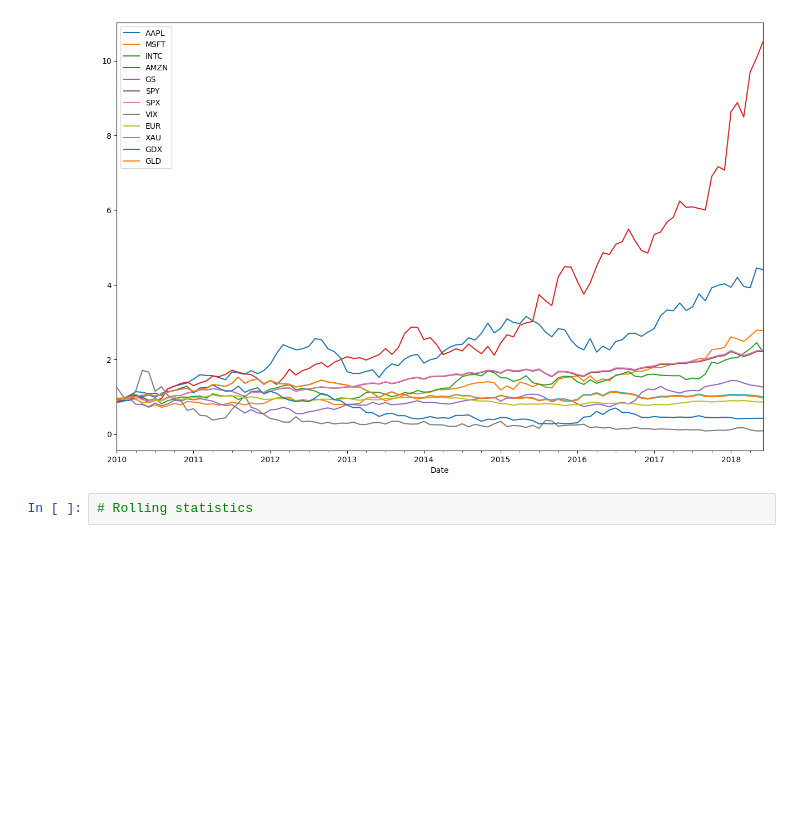
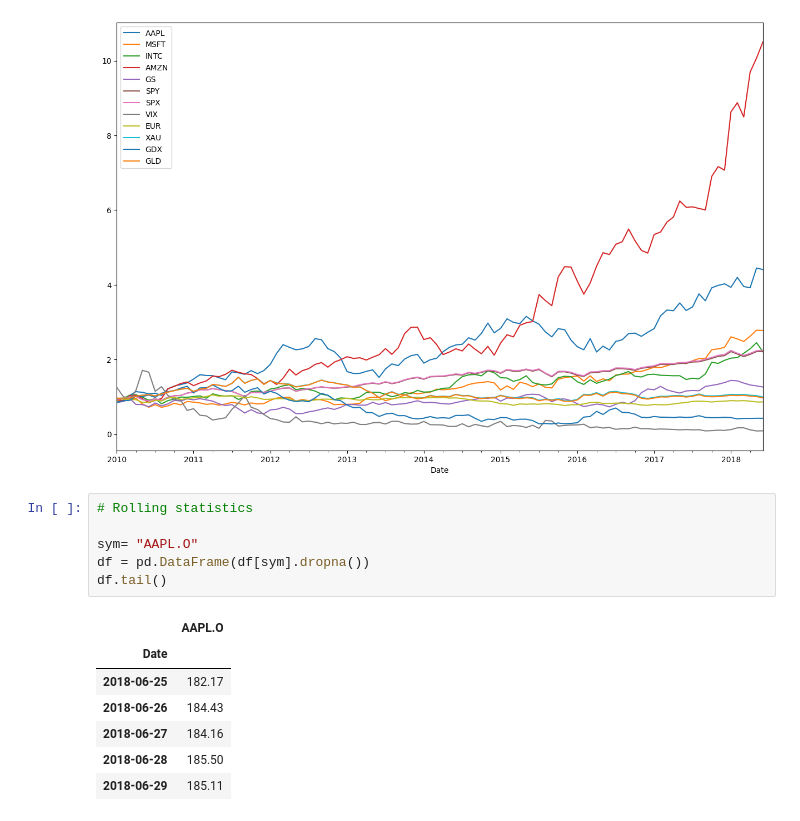
Before and after one commit to HyunsungRyu/AI_TimeSeries, a Jupyter notebook: return_TS.ipynb, the cells around one changed output. Drawn from its saved outputs; the diff is of its cells as text; blank space fills up the shorter version.

```diff
--- a/return_TS.ipynb
+++ b/return_TS.ipynb
@@ -340,3 +340,15 @@ rets.cumsum().apply(np.exp).resample('1m', label='right').last().plot(figsize=(1
 [figure]
 # %%
 # Rolling statistics
+
+sym= "AAPL.O"
+df = pd.DataFrame(df[sym].dropna())
+df.tail()
+# %% [output]
+|  | AAPL.O |
+| Date |  |
+| 2018-06-25 | 182.17 |
+| 2018-06-26 | 184.43 |
+| 2018-06-27 | 184.16 |
+| 2018-06-28 | 185.50 |
+| 2018-06-29 | 185.11 |
```
Also changed, not shown: parts of 5 cells of this notebook.
